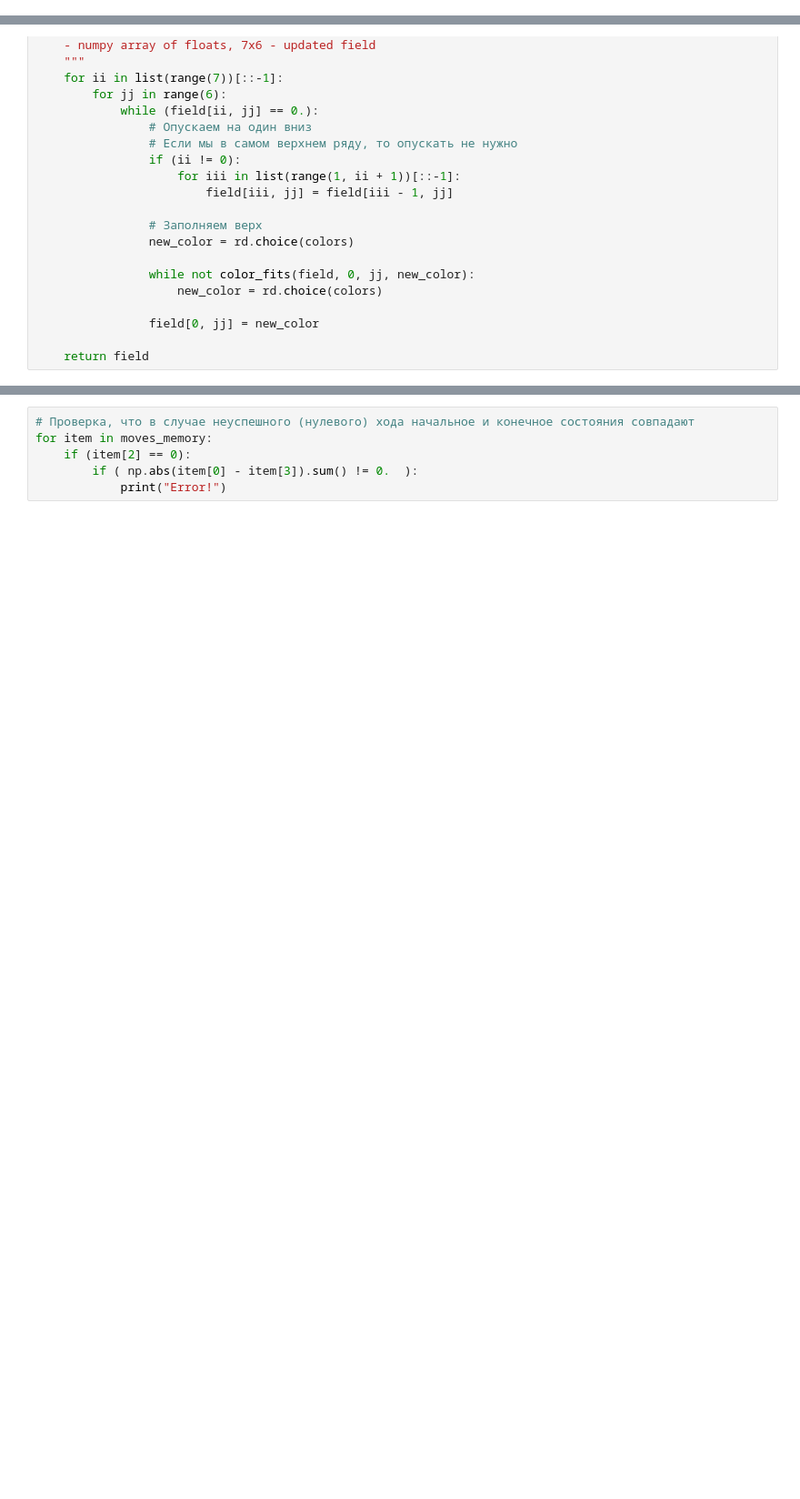
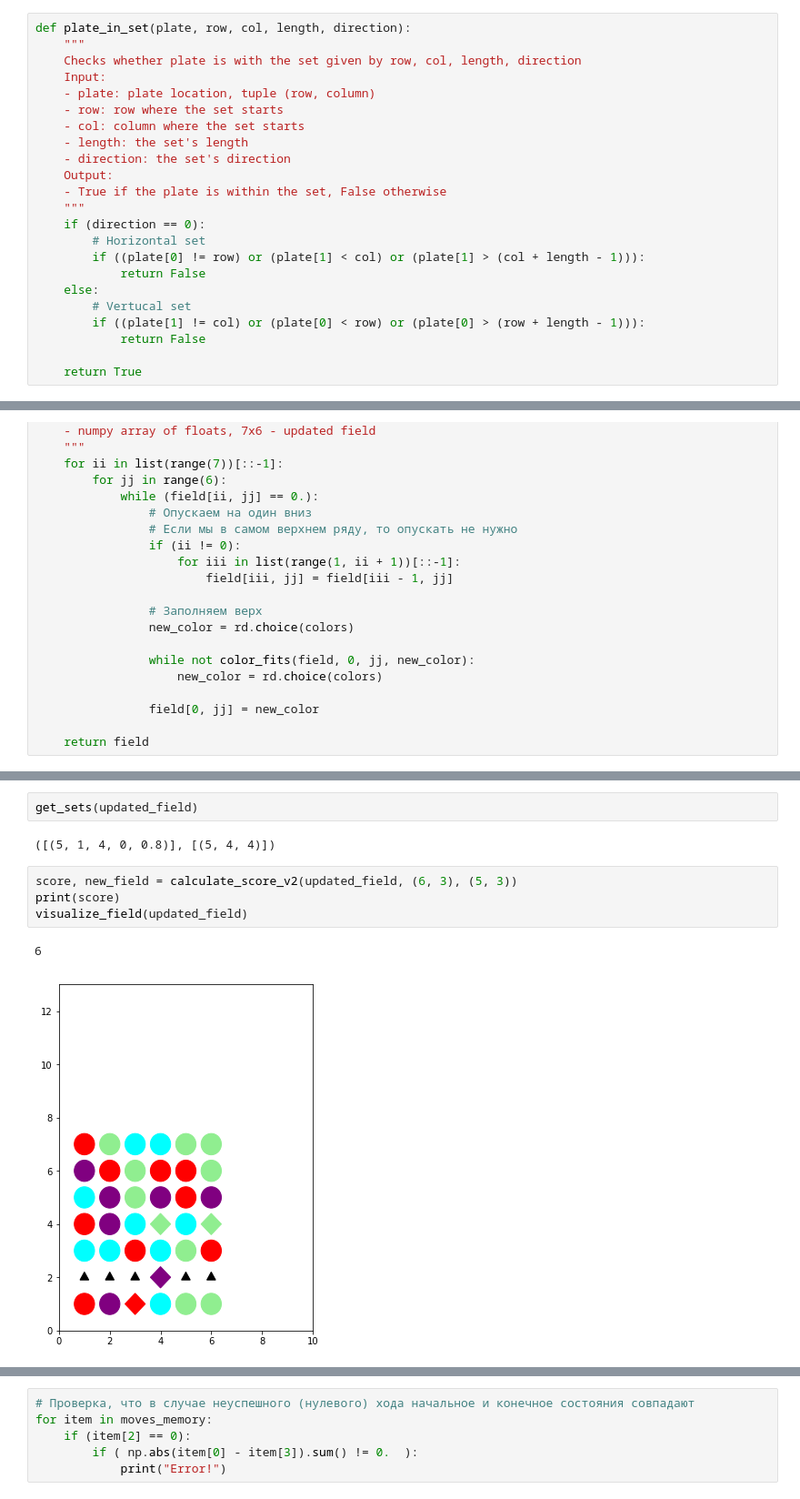
Before and after one commit to ippeter/Aeroflot-II, a Jupyter notebook: Aeroflot II. The Dark Side v2.0 20190416.ipynb, the cells around one changed output, grey strips where cells are left out. Shown at 91% size. Saved outputs shown, nothing was run; the diff lists cells and outputs as text; blank space fills up the shorter version.

```diff
--- a/Aeroflot II. The Dark Side v2.0 20190416.ipynb
+++ b/Aeroflot II. The Dark Side v2.0 20190416.ipynb
@@ -131,3 +159,26 @@ def get_length_to_right(ribbon, color, length):
+# %%
+def plate_in_set(plate, row, col, length, direction):
+    """
+    Checks whether plate is with the set given by row, col, length, direction
+    Input:
+    - plate: plate location, tuple (row, column)
+    - row: row where the set starts
+    - col: column where the set starts
+    - length: the set's length
+    - direction: the set's direction
+    Output:
+    - True if the plate is within the set, False otherwise
+    """
+    if (direction == 0):
+        # Horizontal set
+        if ((plate[0] != row) or (plate[1] < col) or (plate[1] > (col + length - 1))):
+            return False
+    else:
+        # Vertucal set
+        if ((plate[1] != col) or (plate[0] < row) or (plate[0] > (row + length - 1))):
+            return False
+
+    return True
 # %%
 def fill_field(field, colors):
     """
@@ -432,0 +399,11 @@ def plate_in_set(plate, row, col, length, direction):
+# %%
+get_sets(updated_field)
+# %% [output]
+([(5, 1, 4, 0, 0.8)], [(5, 4, 4)])
+# %%
+score, new_field = calculate_score_v2(updated_field, (6, 3), (5, 3))
+print(score)
+visualize_field(updated_field)
+# %% [output]
+6
+[figure, added]
```
Also changed, not shown: parts of 28 cells of this notebook.
